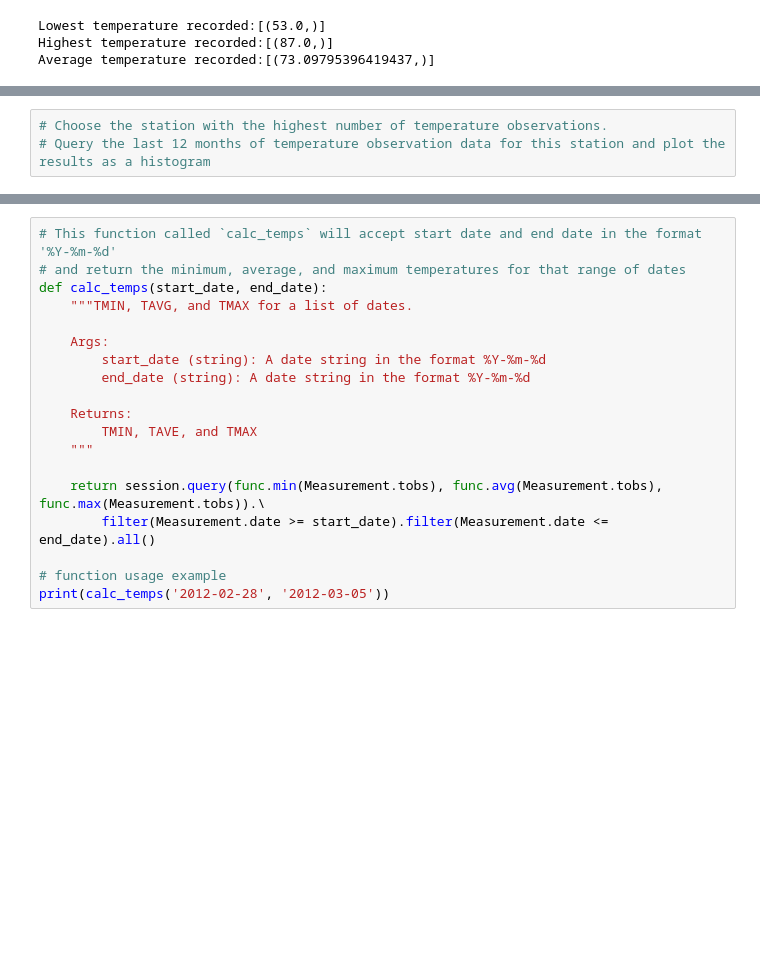
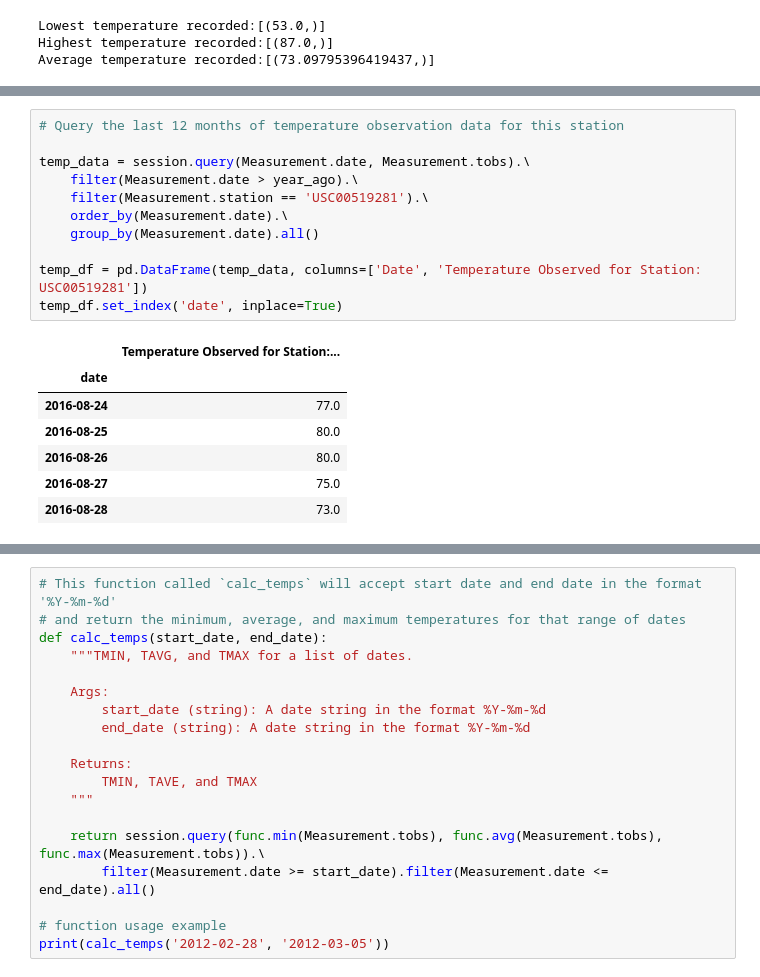
Before and after one commit to sponre01/Data-Science-Bootcamp-Homework, a Jupyter notebook: Homework_8_Advanced-Data-Storage-and-Retrieval/climate_analysis.ipynb, the cells around one changed output, grey strips where cells are left out. Drawn from its saved outputs; the diff is of its cells as text; blank space fills up the shorter version.

```diff
--- a/Homework_8_Advanced-Data-Storage-and-Retrieval/climate_analysis.ipynb
+++ b/Homework_8_Advanced-Data-Storage-and-Retrieval/climate_analysis.ipynb
@@ -138,3 +157,19 @@ most_t_station
-# %%
-# Choose the station with the highest number of temperature observations.
-# Query the last 12 months of temperature observation data for this station and plot the results as a histogram
+# %%
+# Query the last 12 months of temperature observation data for this station
+
+temp_data = session.query(Measurement.date, Measurement.tobs).\
+    filter(Measurement.date > year_ago).\
+    filter(Measurement.station == 'USC00519281').\
+    order_by(Measurement.date).\
+    group_by(Measurement.date).all()
+
+temp_df = pd.DataFrame(temp_data, columns=['Date', 'Temperature Observed for Station: USC00519281'])
+temp_df.set_index('date', inplace=True)
+# %% [output]
+|  | Temperature Observed for Station:... |
+| date |  |
+| 2016-08-24 | 77.0 |
+| 2016-08-25 | 80.0 |
+| 2016-08-26 | 80.0 |
+| 2016-08-27 | 75.0 |
+| 2016-08-28 | 73.0 |
```
Also changed, not shown: parts of 15 cells of this notebook, 1 other file.
